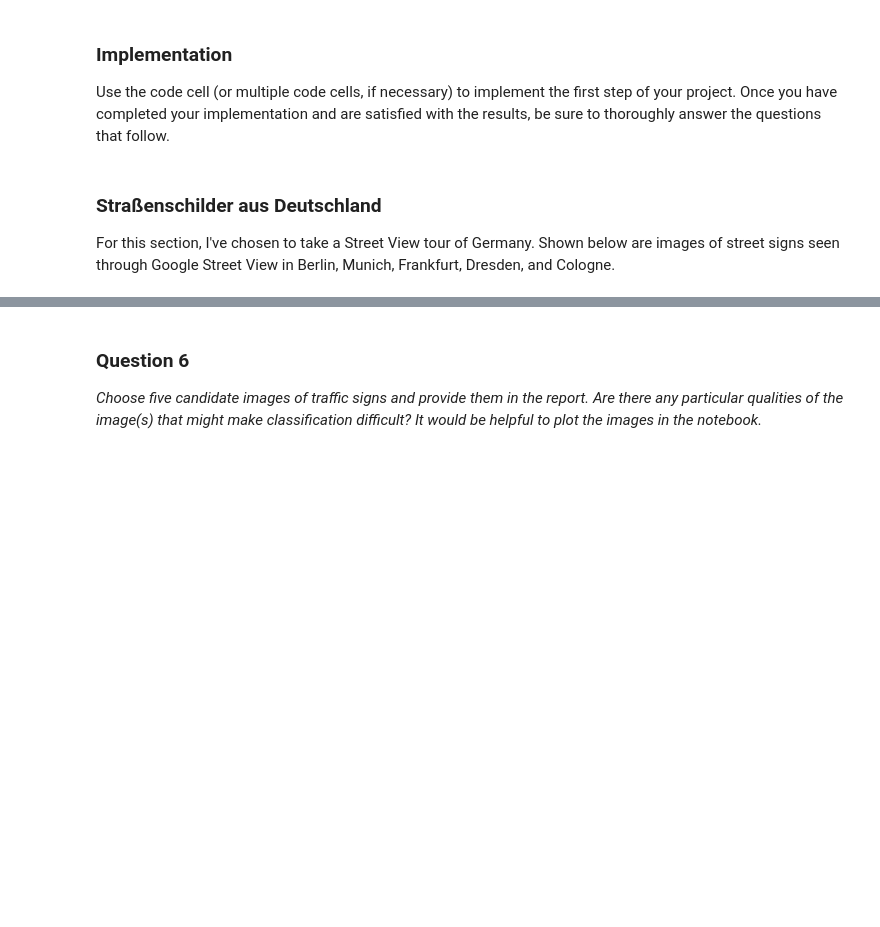
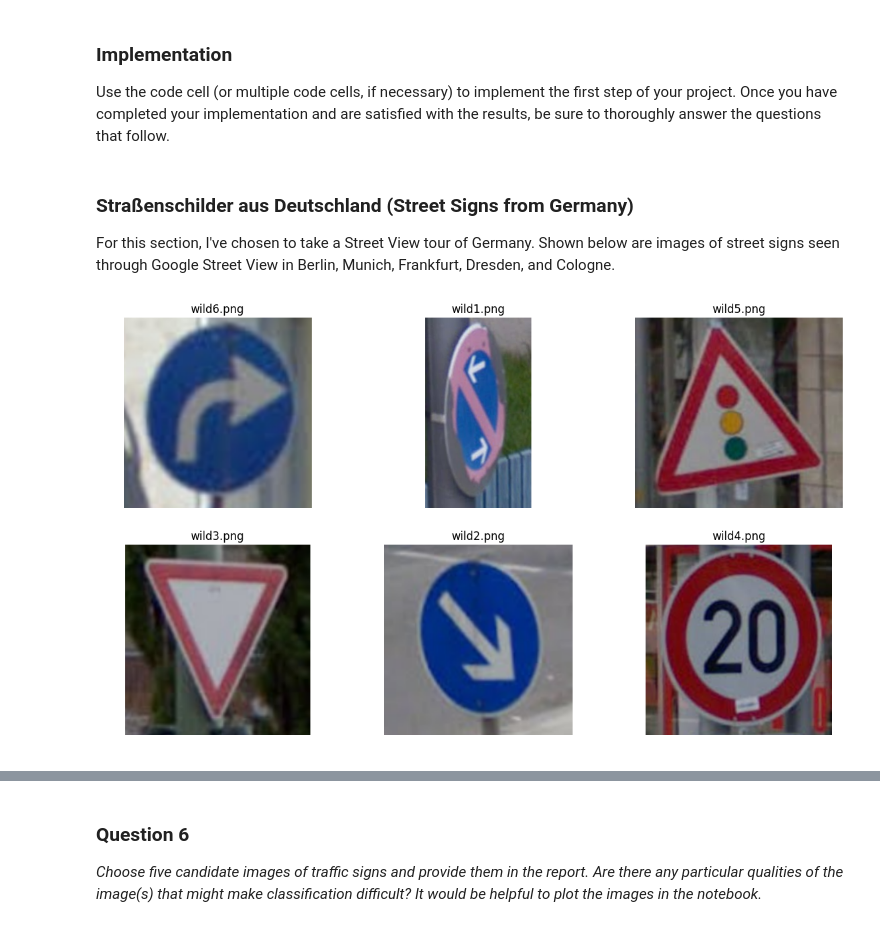
Before and after one commit to mgruben/traffic-signs, a Jupyter notebook: Traffic_Signs_Recognition.ipynb, the cells around one changed output, grey strips where cells are left out. Cells and saved outputs as stored; diff of their text form; code cells hidden in the pictures; blank space fills up the shorter version.

Commit message:
Begin building wild_image processing pipeline

```diff
--- a/Traffic_Signs_Recognition.ipynb
+++ b/Traffic_Signs_Recognition.ipynb
@@ -544,7 +544,7 @@ You may find `signnames.csv` useful as it contains mappings from the class id (i
 
 Use the code cell (or multiple code cells, if necessary) to implement the first step of your project. Once you have completed your implementation and are satisfied with the results, be sure to thoroughly answer the questions that follow.
 # %% [markdown]
-### Straßenschilder aus Deutschland
+### Straßenschilder aus Deutschland (Street Signs from Germany)
 For this section, I've chosen to take a Street View tour of Germany.  Shown below are images of street signs seen through Google Street View in Berlin, Munich, Frankfurt, Dresden, and Cologne.
 # %%
 ### Load the images and plot them here.
@@ -551,0 +553,19 @@ For this section, I've chosen to take a Street View tour of Germany.  Shown belo
+# %%
+directory = "wild_images/"
+d = os.listdir(directory)
+
+fig = plt.figure(figsize=(12, 7))
+i = 1
+for filename in d:
+    if ".png" not in filename:
+        continue
+    img = Image.open(directory + filename, 'r')
+    fig.add_subplot(2, 3, i)
+    i += 1
+    plt.title(filename)
+    plt.axis("off")
+    plt.imshow(img)
+plt.tight_layout()
+plt.show()
+# %% [output]
+[figure, added]
```
Also changed, not shown: parts of 6 cells of this notebook.
